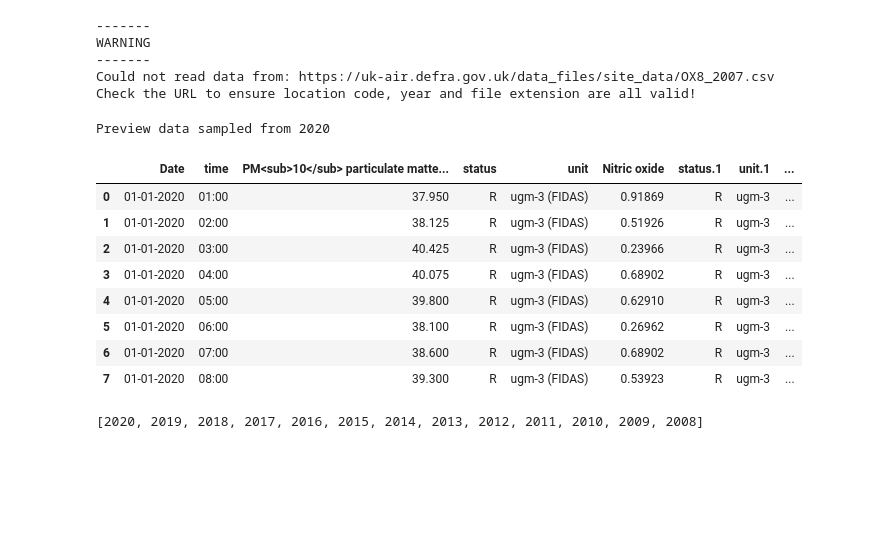
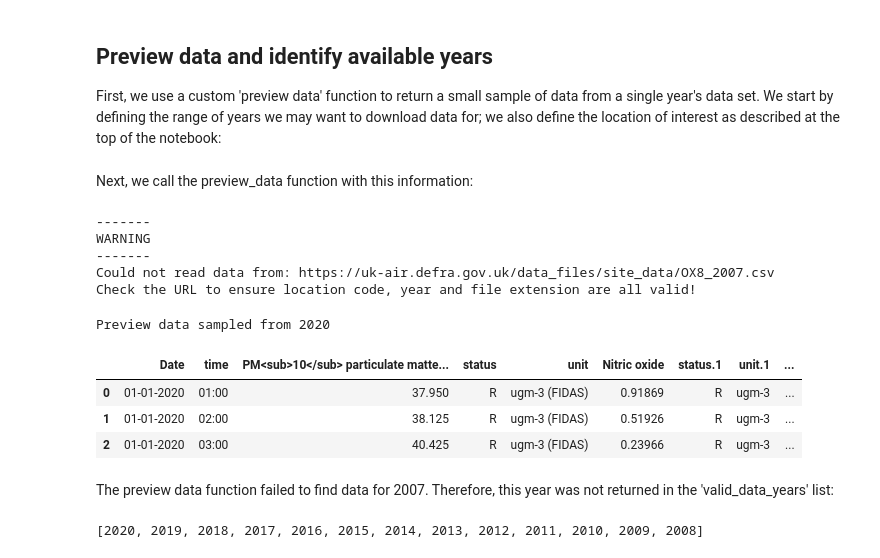
Before and after one commit to Simon-Lee-UK/air-pollution, a Jupyter notebook: analysis/1_0_initial_data_read.ipynb, the cells around one changed output. Cells and saved outputs as stored; diff of their text form; code cells hidden in the pictures; blank space fills up the shorter version.

```diff
--- a/analysis/1_0_initial_data_read.ipynb
+++ b/analysis/1_0_initial_data_read.ipynb
@@ -154,28 +53,31 @@ Start by defining the list of years we want to download data for:
+# %% [markdown]
+## Preview data and identify available years
+First, we use a custom 'preview data' function to return a small sample of data from a single year's data set.
+We start by defining the range of years we may want to download data for; we also define the location of interest as described at the top of the notebook:
 # %%
 location = "OX8"
 start_year = 2007
 end_year = 2020
-
-preview_df, valid_data_years = preview_data(location, start_year, end_year)
-# %% [output]
--------
-WARNING
--------
-Could not read data from: https://uk-air.defra.gov.uk/data_files/site_data/OX8_2007.csv
-Check the URL to ensure location code, year and file extension are all valid!
-Preview data sampled from 2020
+# %% [markdown]
+Next, we call the preview_data function with this information:
+# %%
+preview_df, valid_data_years = preview_data(location, start_year, end_year)
+# %% [output]
+-------
+WARNING
+-------
+Could not read data from: https://uk-air.defra.gov.uk/data_files/site_data/OX8_2007.csv
+Check the URL to ensure location code, year and file extension are all valid!
+Preview data sampled from 2020
 # %%
-preview_df
+preview_df.head(3)
 # %% [output]
 |  | Date | time | PM<sub>10</sub> particulate matte... | status | unit | Nitric oxide | status.1 | unit.1 | ... |
 | 0 | 01-01-2020 | 01:00 | 37.950 | R | ugm-3 (FIDAS) | 0.91869 | R | ugm-3 | ... |
 | 1 | 01-01-2020 | 02:00 | 38.125 | R | ugm-3 (FIDAS) | 0.51926 | R | ugm-3 | ... |
 | 2 | 01-01-2020 | 03:00 | 40.425 | R | ugm-3 (FIDAS) | 0.23966 | R | ugm-3 | ... |
-| 3 | 01-01-2020 | 04:00 | 40.075 | R | ugm-3 (FIDAS) | 0.68902 | R | ugm-3 | ... |
-| 4 | 01-01-2020 | 05:00 | 39.800 | R | ugm-3 (FIDAS) | 0.62910 | R | ugm-3 | ... |
-| 5 | 01-01-2020 | 06:00 | 38.100 | R | ugm-3 (FIDAS) | 0.26962 | R | ugm-3 | ... |
-| 6 | 01-01-2020 | 07:00 | 38.600 | R | ugm-3 (FIDAS) | 0.68902 | R | ugm-3 | ... |
-| 7 | 01-01-2020 | 08:00 | 39.300 | R | ugm-3 (FIDAS) | 0.53923 | R | ugm-3 | ... |
+# %% [markdown]
+The preview data function failed to find data for 2007. Therefore, this year was not returned in the 'valid_data_years' list:
 # %%
 valid_data_years
 # %% [output]
```
Also changed, not shown: parts of 28 cells of this notebook.
